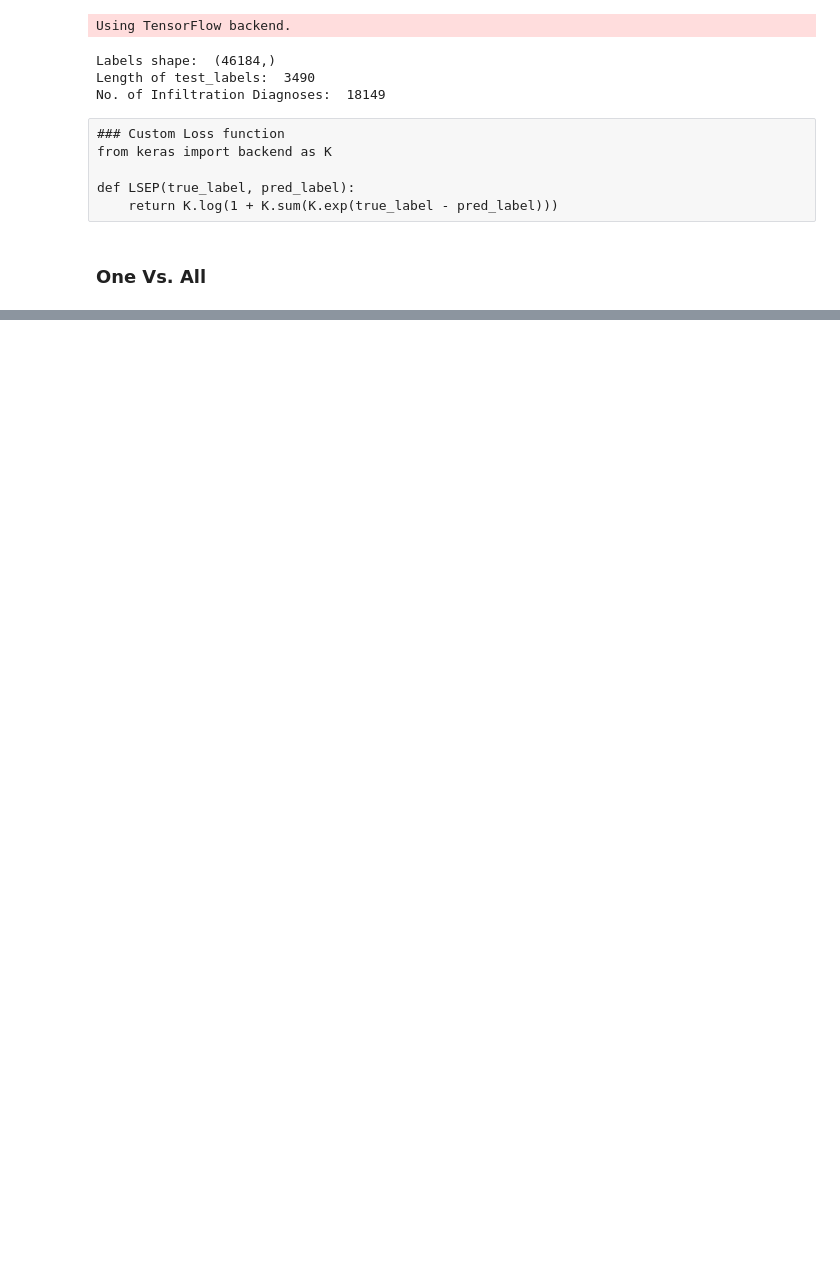
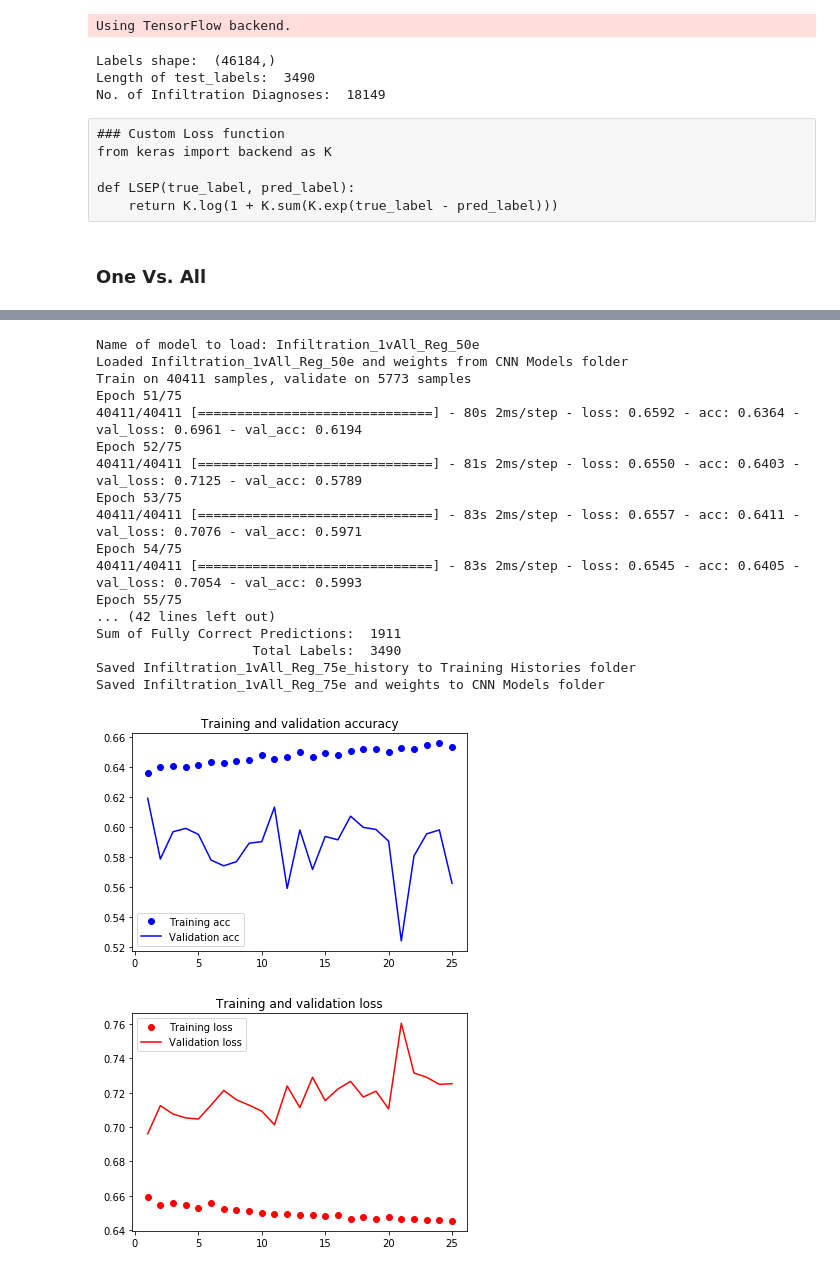
Before and after one commit to PaulKMandal/Image-Diagnosis, a Jupyter notebook: Neural_Network_Architectures.ipynb, the cells around one changed output, grey strips where cells are left out. Drawn from its saved outputs; the diff is of its cells as text; code cells hidden in the pictures; blank space fills up the shorter version.

```diff
--- a/Neural_Network_Architectures.ipynb
+++ b/Neural_Network_Architectures.ipynb
@@ -113 +130,60 @@ def LSEP(true_label, pred_label):
+# %%
+# Last model: Infiltration_1vAll_Reg_50e
+model = load_model()
+#model.summary()
+
+model.compile(optimizer = optimizers.RMSprop(lr = 1e-3),
+              loss = 'binary_crossentropy',
+              metrics = ['accuracy'])
+
+model_obj = model.fit(training_img, Infiltration_labels,
+                      epochs = 75, initial_epoch = 50,
+                      validation_split = (1 / 8),
+                      batch_size = 128, verbose = 1 )
+                     #, class_weight = Infiltration_class_weight)
+
+Predictions = model.predict(test_img)
+
+Accuracy = _1vAll_accuracy(test_labels, Predictions)
+
+history_str = 'Infiltration_1vAll_Reg_75e_history'
+model_str   = 'Infiltration_1vAll_Reg_75e'
+
+save_model(model_obj, history_str, model_str)
+
+acc = model_obj.history['acc']
+val_acc = model_obj.history['val_acc']
+loss = model_obj.history['loss']
+val_loss = model_obj.history['val_loss']
+epochs = range(1, len(acc) + 1)
+plt.plot(epochs, acc, 'bo', label='Training acc')
+plt.plot(epochs, val_acc, 'b', label='Validation acc')
+plt.title('Training and validation accuracy')
+plt.legend()
+plt.figure()
+plt.plot(epochs, loss, 'ro', label='Training loss')
+plt.plot(epochs, val_loss, 'r', label='Validation loss')
+plt.title('Training and validation loss')
+plt.legend()
+plt.show()
+# %% [output]
+Name of model to load: Infiltration_1vAll_Reg_50e
+Loaded Infiltration_1vAll_Reg_50e and weights from CNN Models folder
+Train on 40411 samples, validate on 5773 samples
+Epoch 51/75
+40411/40411 [==============================] - 80s 2ms/step - loss: 0.6592 - acc: 0.6364 - val_loss: 0.6961 - val_acc: 0.6194
+Epoch 52/75
+40411/40411 [==============================] - 81s 2ms/step - loss: 0.6550 - acc: 0.6403 - val_loss: 0.7125 - val_acc: 0.5789
+Epoch 53/75
+40411/40411 [==============================] - 83s 2ms/step - loss: 0.6557 - acc: 0.6411 - val_loss: 0.7076 - val_acc: 0.5971
+Epoch 54/75
+40411/40411 [==============================] - 83s 2ms/step - loss: 0.6545 - acc: 0.6405 - val_loss: 0.7054 - val_acc: 0.5993
+Epoch 55/75
+... (42 lines left out)
+Sum of Fully Correct Predictions:  1911
+                    Total Labels:  3490
+Saved Infiltration_1vAll_Reg_75e_history to Training Histories folder
+Saved Infiltration_1vAll_Reg_75e and weights to CNN Models folder
+[figure, added]
+[figure, added]
 # %%
```
Also changed, not shown: parts of 7 cells of this notebook.
